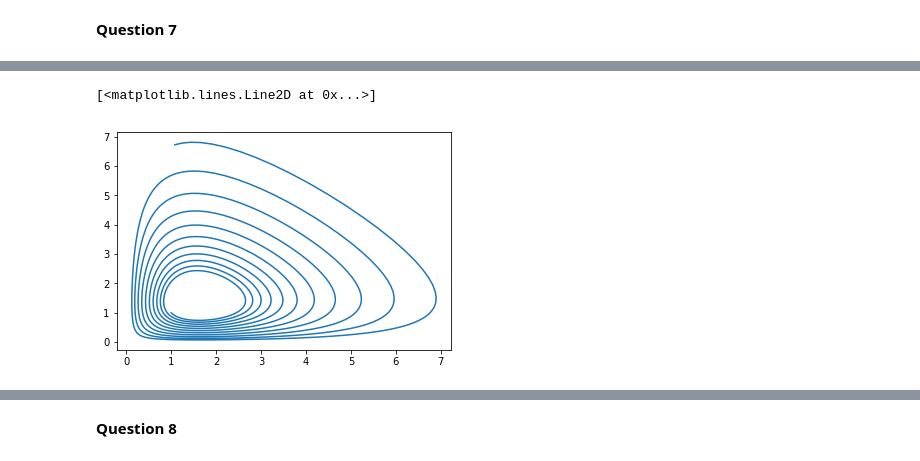
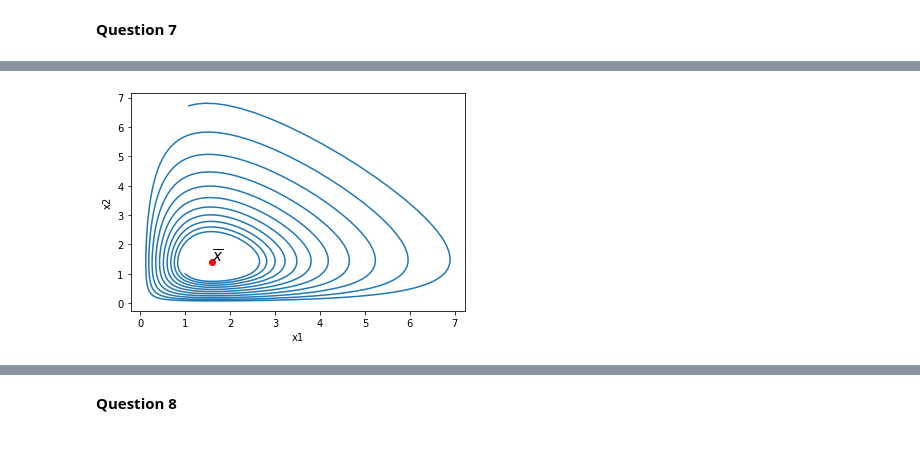
Before and after one commit to laureb01/Lotka-Volterra, a Jupyter notebook: Rendu.ipynb, the cells around one changed output, grey strips where cells are left out. Drawn from its saved outputs; the diff is of its cells as text; code cells hidden in the pictures.

```diff
--- a/Rendu.ipynb
+++ b/Rendu.ipynb
@@ -331,8 +332,12 @@ plt.show()
-# %%
-plt.plot(x1,x2)
-# %% [output]
-[<matplotlib.lines.Line2D at 0x...>]
-[figure, removed]
+# %%
+plt.plot(x1,x2)
+plt.scatter(c/d,a/b, color = 'red')
+plt.text(c/d, a/b, '$\overline{x}$', fontsize = 15)
+plt.xlabel('x1')
+plt.ylabel("x2")
+plt.show()
+# %% [output]
+[figure, added]
 # %%
 for i in range (1,8):
     t, [x1, x2] = solve_euler_explicit(f, np.array([1, 1]), i*0.01, 0, 80)
```
Also changed, not shown: parts of 28 cells of this notebook.
